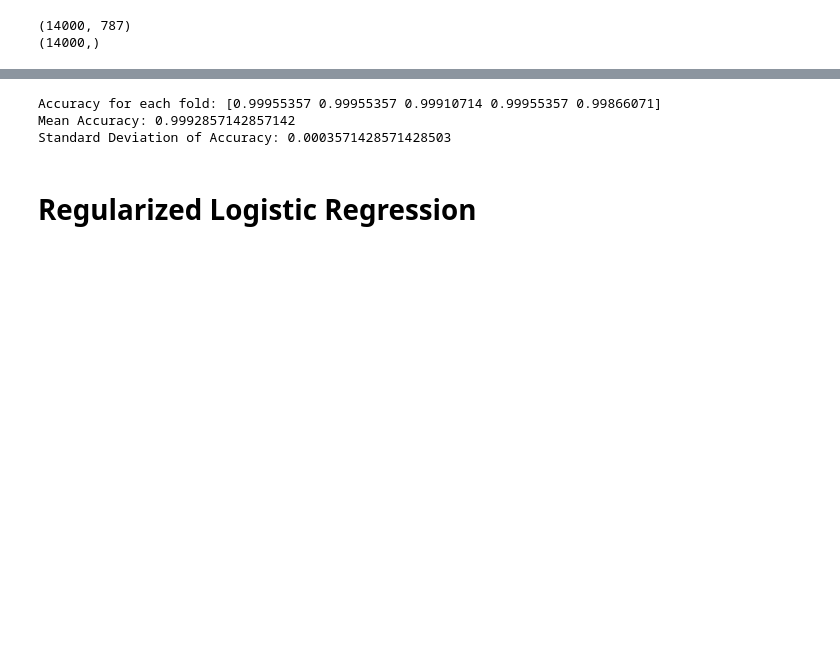
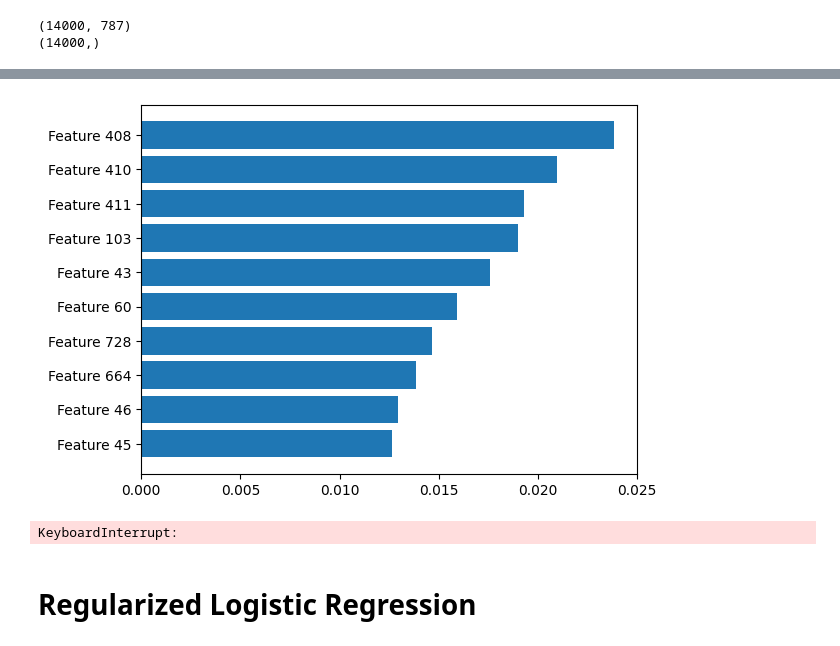
Before and after one commit to Diogo-Jorge-57593/AM, a Jupyter notebook: Lab6/basecode+dataset/clfbase.ipynb, the cells around one changed output, grey strips where cells are left out. Saved outputs shown, nothing was run; the diff lists cells and outputs as text; code cells hidden in the pictures; blank space fills up the shorter version.

```diff
--- a/Lab6/basecode+dataset/clfbase.ipynb
+++ b/Lab6/basecode+dataset/clfbase.ipynb
@@ -53,0 +66,10 @@ model.fit(X_train, y_train)
+# %%
+import matplotlib.pyplot as plt
+
+importances = model.feature_importances_
+indices = np.argsort(importances)[-10:]  # Top 10 features
+plt.barh(range(len(indices)), importances[indices])
+plt.yticks(range(len(indices)), [f"Feature {i}" for i in indices])
+plt.show()
+# %% [output]
+[figure, added]
@@ -56,7 +80,7 @@ model.fit(X_train, y_train)
 from sklearn.model_selection import cross_val_score
 
 
-cv_scores = cross_val_score(model, X_train, y_train, cv=5, scoring='accuracy')
+cv_scores = cross_val_score(model, X, y, cv=5, scoring='accuracy')
 
 # Print the accuracy for each fold
 print("Accuracy for each fold:", cv_scores)
@@ -65,6 +89,4 @@ print("Accuracy for each fold:", cv_scores)
 print("Mean Accuracy:", np.mean(cv_scores))
 print("Standard Deviation of Accuracy:", np.std(cv_scores))
 # %% [output]
-Accuracy for each fold: [0.99955357 0.99955357 0.99910714 0.99955357 0.99866071]
-Mean Accuracy: 0.9992857142857142
-Standard Deviation of Accuracy: 0.0003571428571428503
+KeyboardInterrupt:
```
Also changed, not shown: parts of 6 cells of this notebook, 45 other files.
